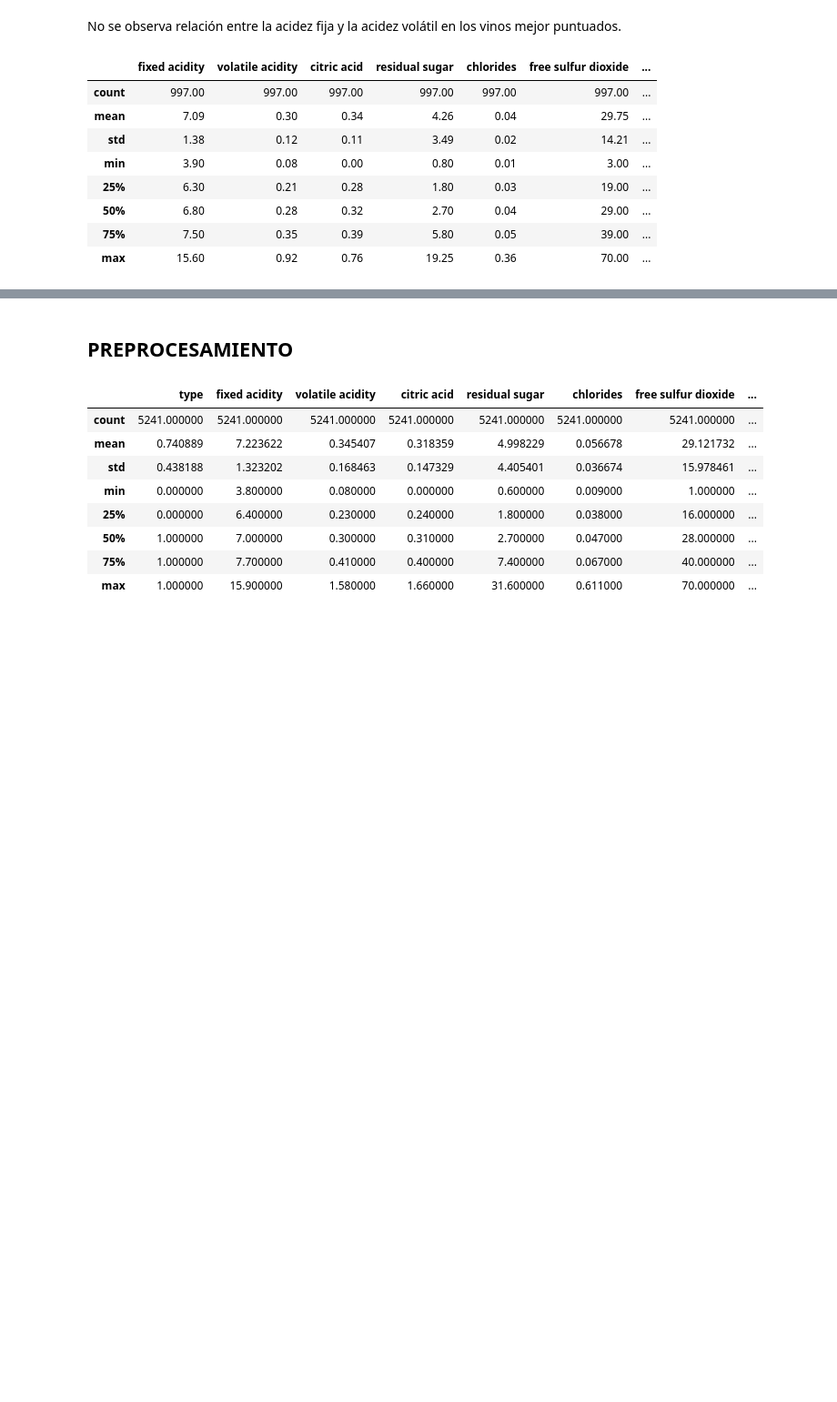
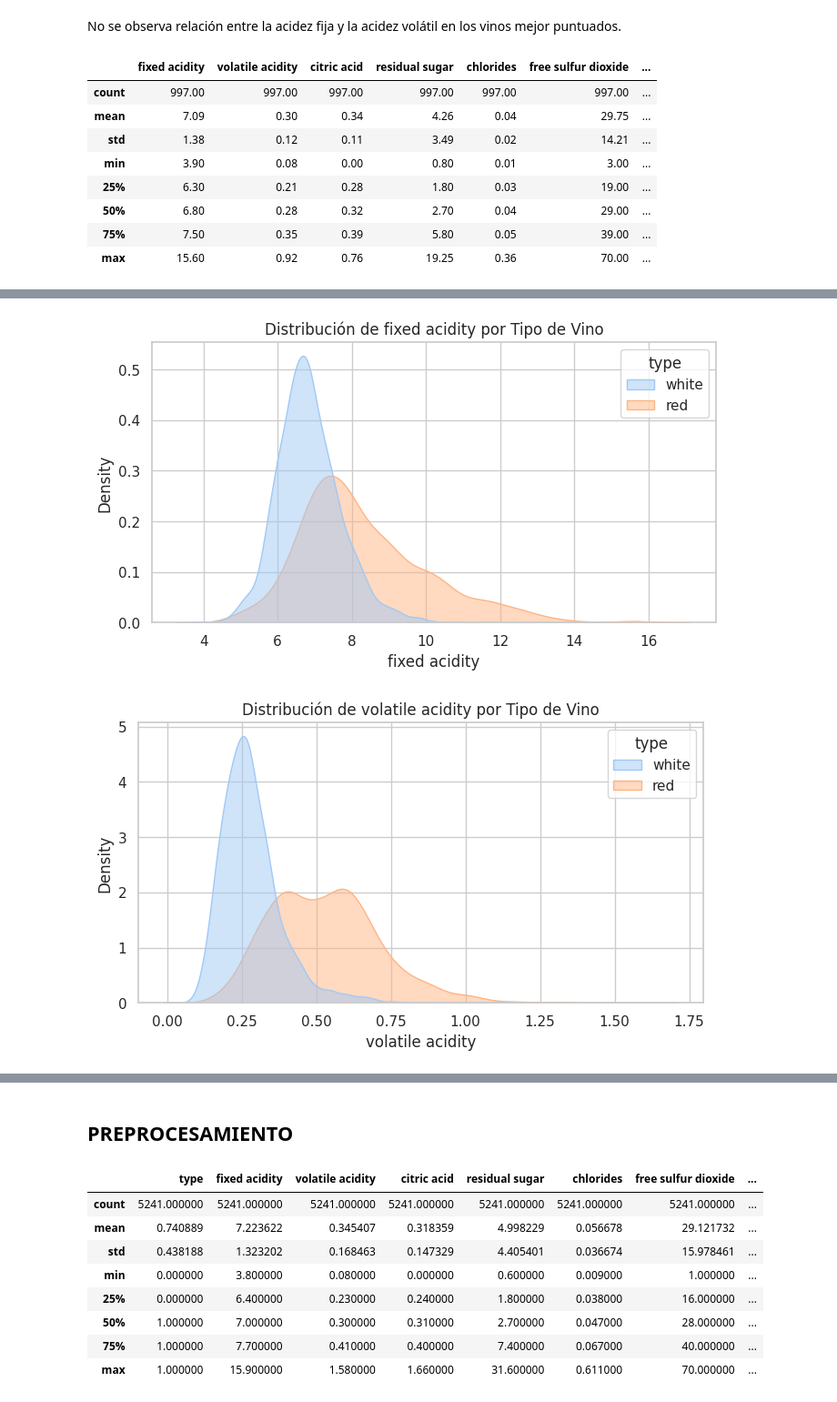
Before and after one commit to eugeinga/CODER-DataScienceI, a Jupyter notebook: ProyectoDS_ParteII_INGARAMO.ipynb, the cells around one changed output, grey strips where cells are left out. Shown at 91% size. Saved outputs shown, nothing was run; the diff lists cells and outputs as text; code cells hidden in the pictures; blank space fills up the shorter version.

Commit message:
Agrego distribucion de las variables segun tipo de vino

```diff
--- a/ProyectoDS_ParteII_INGARAMO.ipynb
+++ b/ProyectoDS_ParteII_INGARAMO.ipynb
@@ -295,8 +294,3 @@ dtype: int64
 A excepción de la variable objetivo (quality), no hay datos nulos o menores a 0 (cero) en las columnas que según el ambito de estudio no admiten valores ceros o negativos.
 
 Se eliminan los valores nulos de la columna Quality dado que se consideran vinos sin calificación.
-# %%
-# Se borran las calificaciones nulas
-sinQuality = df[df['quality'] == 0]
-df = df.drop(sinQuality.index)
-df.shape
@@ -304,0 +297,5 @@ df.shape
+# %%
+# Se descartan los registros con quality = 0
+
+df = df[df['quality'] != 0]
+df['quality'].value_counts()
@@ -561,0 +596,10 @@ df_high_quality.describe().round(2)
+# %%
+# Distribución de variables numéricas por tipo de vino
+for feature in numerical_features:
+    plt.figure(figsize=(8, 4))
+    sns.kdeplot(data=df, x=feature, hue='type', fill=True, common_norm=False, alpha=0.5)
+    plt.title(f'Distribución de {feature} por Tipo de Vino')
+    plt.show()
+# %% [output]
+[figure, added]
+[figure, added]
```
Also changed, not shown: parts of 16 cells of this notebook.
